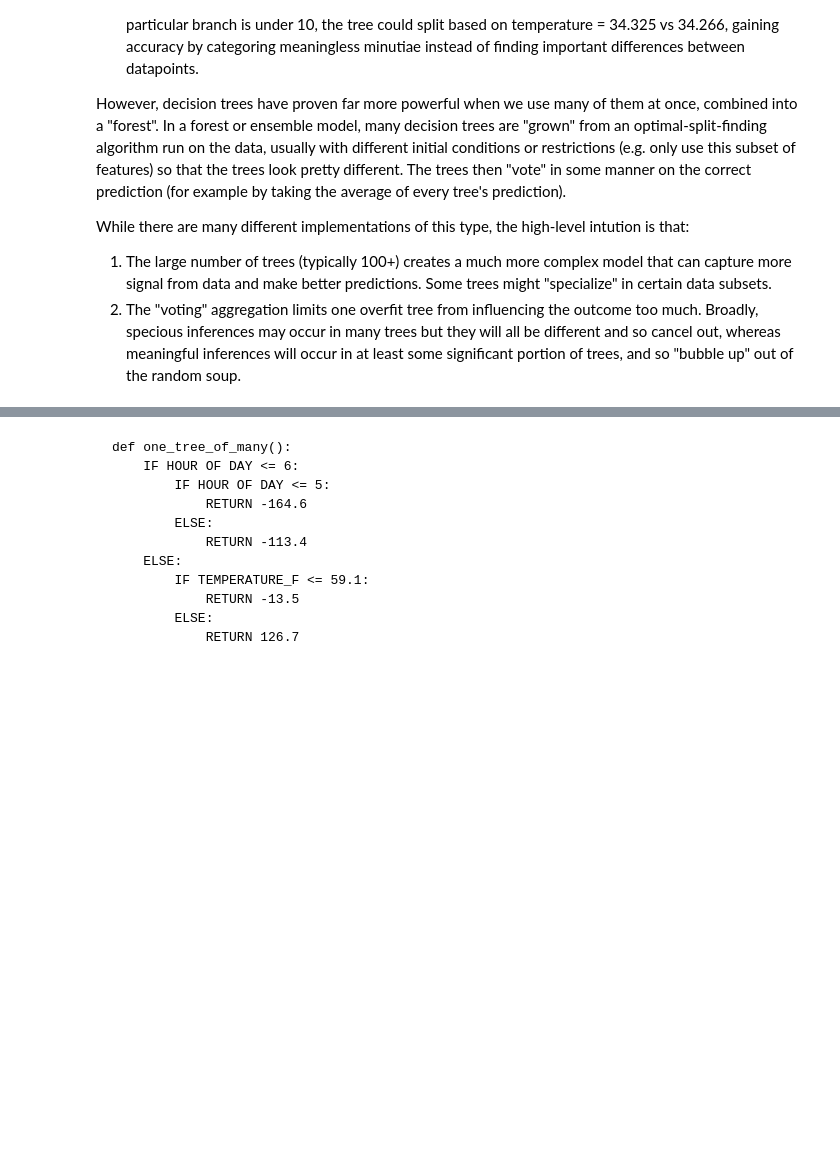
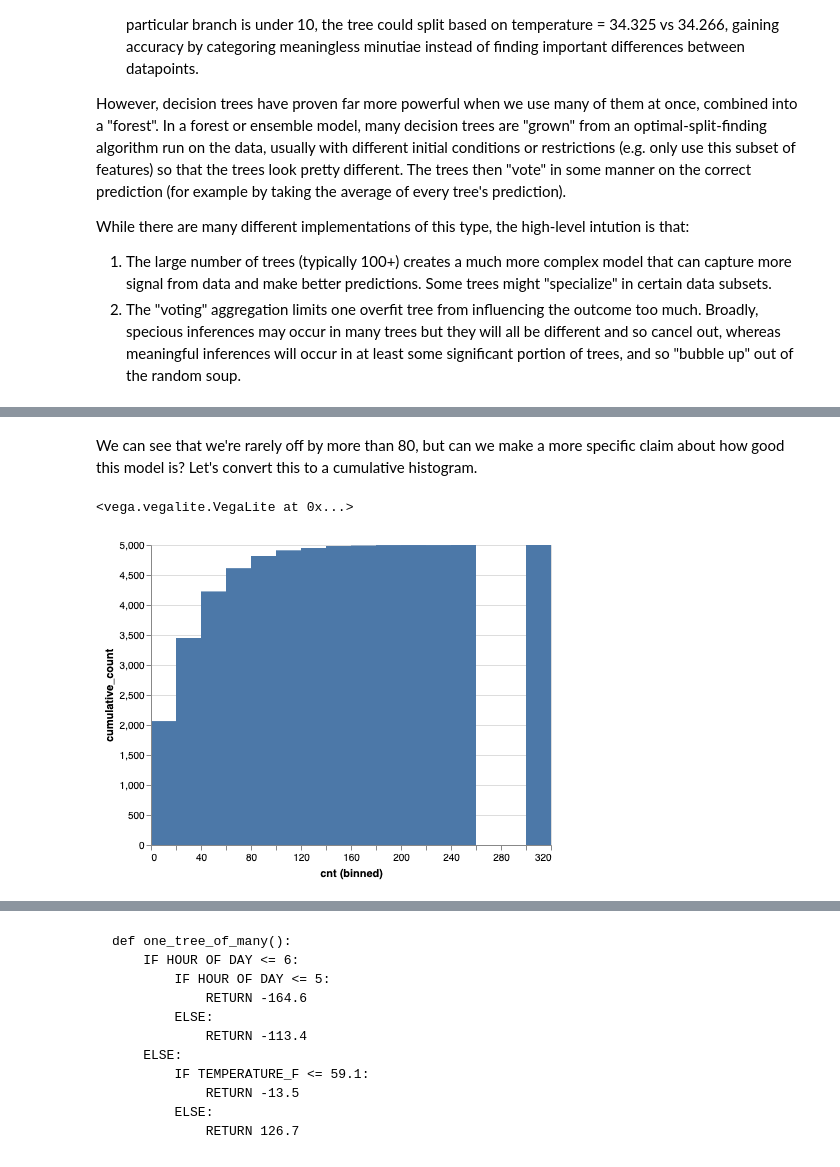
Before and after one commit to MattJBritton/ForestfortheTrees, a Jupyter notebook: developmentWorkbook.ipynb, the cells around one changed output, grey strips where cells are left out. Cells and saved outputs as stored; diff of their text form; code cells hidden in the pictures; blank space fills up the shorter version.

```diff
--- a/developmentWorkbook.ipynb
+++ b/developmentWorkbook.ipynb
@@ -1393,0 +1368,19 @@ This makes them ideal candidates (among complex models) for visualization and in
+# %% [markdown]
+We can see that we're rarely off by more than 80, but can we make a more specific claim about how good this model is? Let's convert this to a cumulative histogram.
+# %%
+#TO DO read this from a file so as to include all rows
+#TO DO percent
+alt.Chart(pd.DataFrame(pd.DataFrame(np.abs(f2t.y-f2t.pred_y))).iloc[:4999,:])\
+.transform_window(
+    sort=[{'field': 'cnt'}],
+    frame=[None, 0],
+    cumulative_count='count(*)',
+)\
+.mark_rect().encode(
+    x = alt.X("cnt", bin = alt.Bin(maxbins = 20)),
+    y = "cumulative_count:Q",
+    tooltip = ["cumulative_count:Q", "cnt"]
+)
+# %% [output]
+<vega.vegalite.VegaLite at 0x...>
+[figure, added]
```
Also changed, not shown: parts of 27 cells of this notebook.
